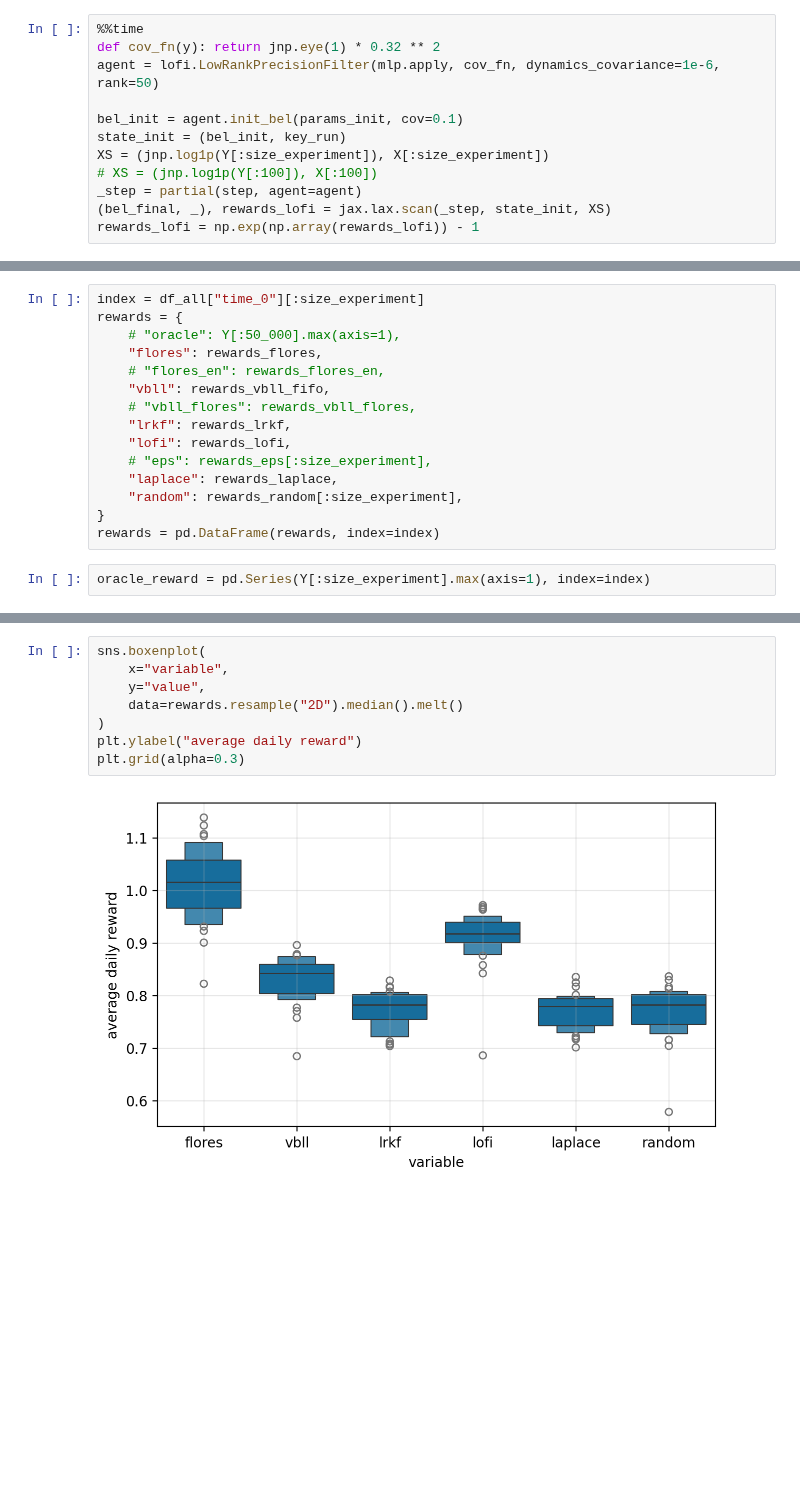
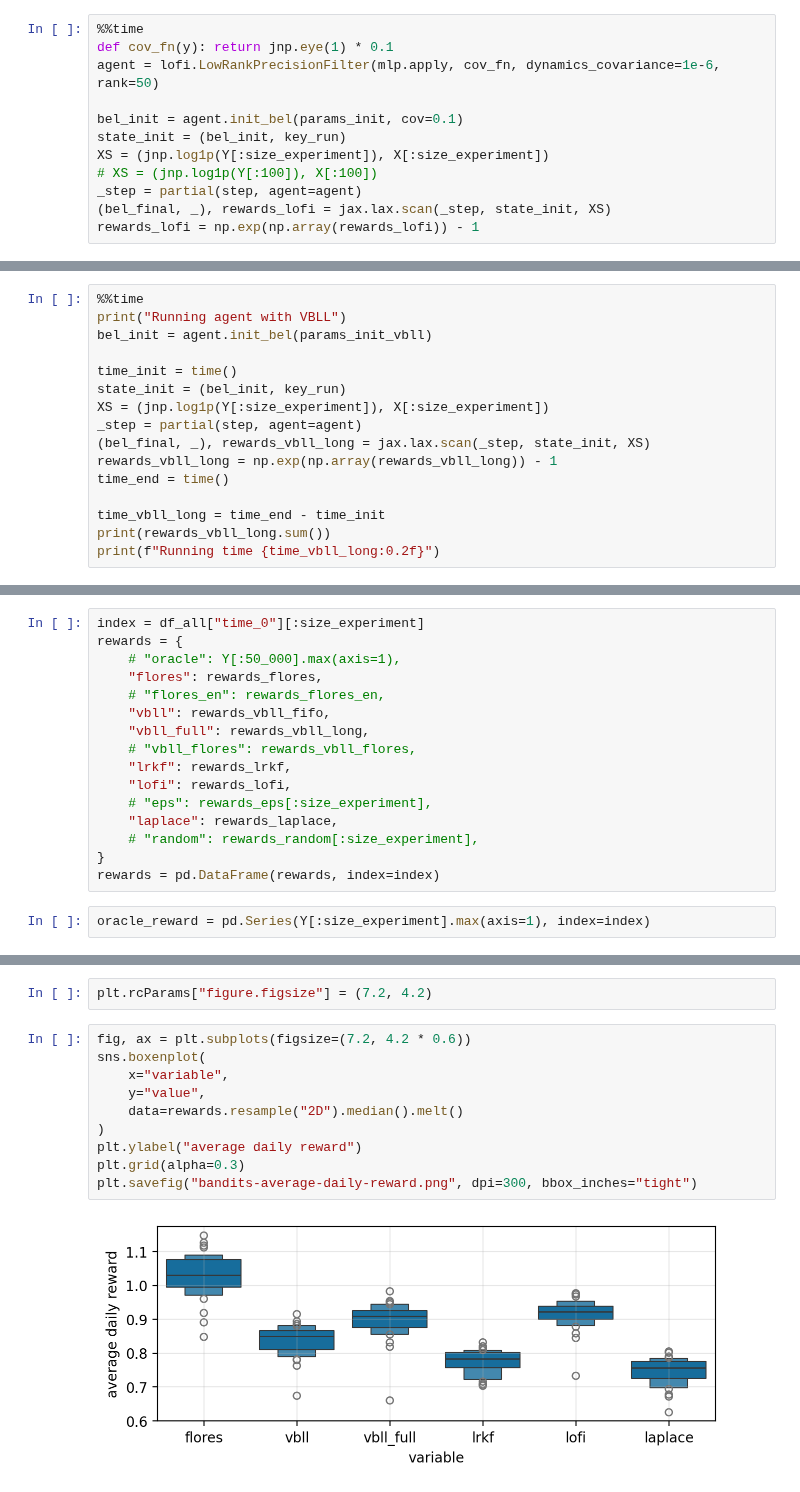
Before and after one commit to gerdm/low-rank-last-layer-inference, a Jupyter notebook: experiments/kuairec.ipynb, the cells around one changed output, grey strips where cells are left out. Drawn from its saved outputs; the diff is of its cells as text; blank space fills up the shorter version.

Commit message:
feat: experiment

```diff
--- a/experiments/kuairec.ipynb
+++ b/experiments/kuairec.ipynb
@@ -486,6 +582,6 @@ np.float32(183324.83)
 # %%
 %%time
-def cov_fn(y): return jnp.eye(1) * 0.32 ** 2
+def cov_fn(y): return jnp.eye(1) * 0.1
 agent = lofi.LowRankPrecisionFilter(mlp.apply, cov_fn, dynamics_covariance=1e-6, rank=50)
 
 bel_init = agent.init_bel(params_init, cov=0.1)
@@ -568,0 +762,16 @@ Running time 144.55
+# %%
+%%time
+print("Running agent with VBLL")
+bel_init = agent.init_bel(params_init_vbll)
+
+time_init = time()
+state_init = (bel_init, key_run)
+XS = (jnp.log1p(Y[:size_experiment]), X[:size_experiment])
+_step = partial(step, agent=agent)
+(bel_final, _), rewards_vbll_long = jax.lax.scan(_step, state_init, XS)
+rewards_vbll_long = np.exp(np.array(rewards_vbll_long)) - 1
+time_end = time()
+
+time_vbll_long = time_end - time_init
+print(rewards_vbll_long.sum())
+print(f"Running time {time_vbll_long:0.2f}")
@@ -575,12 +790,13 @@ rewards = {
     "flores": rewards_flores,
     # "flores_en": rewards_flores_en,
     "vbll": rewards_vbll_fifo,
+    "vbll_full": rewards_vbll_long,
     # "vbll_flores": rewards_vbll_flores,
     "lrkf": rewards_lrkf,
     "lofi": rewards_lofi,
     # "eps": rewards_eps[:size_experiment],
     "laplace": rewards_laplace,
-    "random": rewards_random[:size_experiment],
+    # "random": rewards_random[:size_experiment],
 }
 rewards = pd.DataFrame(rewards, index=index)
 # %%
@@ -605,10 +821,14 @@ plt.grid(alpha=0.3)
+# %%
+plt.rcParams["figure.figsize"] = (7.2, 4.2)
 # %%
+fig, ax = plt.subplots(figsize=(7.2, 4.2 * 0.6))
 sns.boxenplot(
     x="variable",
     y="value",
     data=rewards.resample("2D").median().melt()
 )
 plt.ylabel("average daily reward")
 plt.grid(alpha=0.3)
+plt.savefig("bandits-average-daily-reward.png", dpi=300, bbox_inches="tight")
 # %% [output]
-[figure, old version]
+[figure, new version]
```
Also changed, not shown: parts of 29 cells of this notebook, 3 other files.
